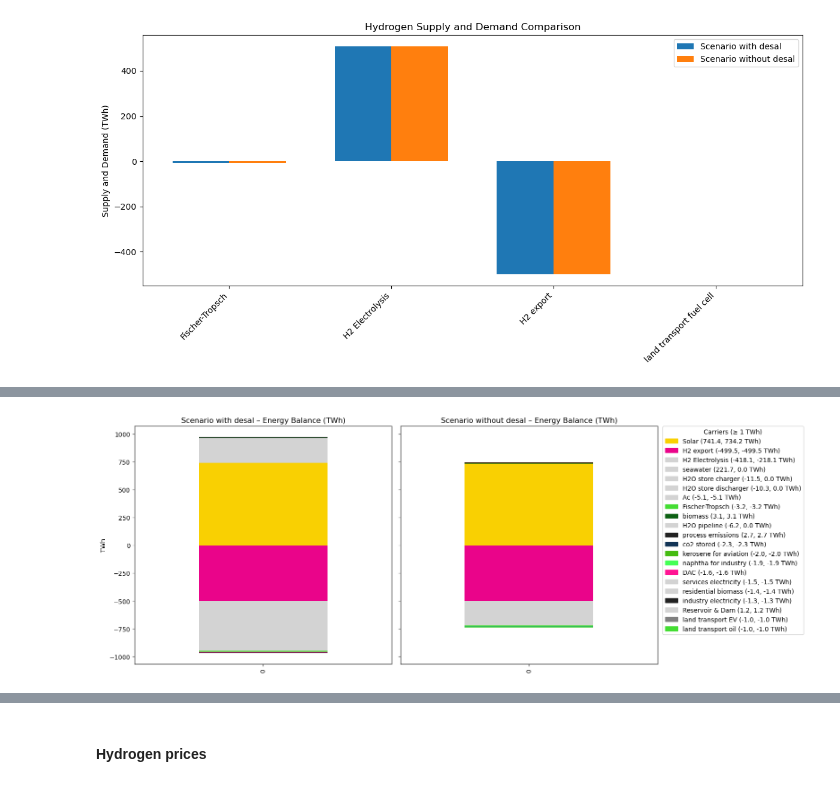
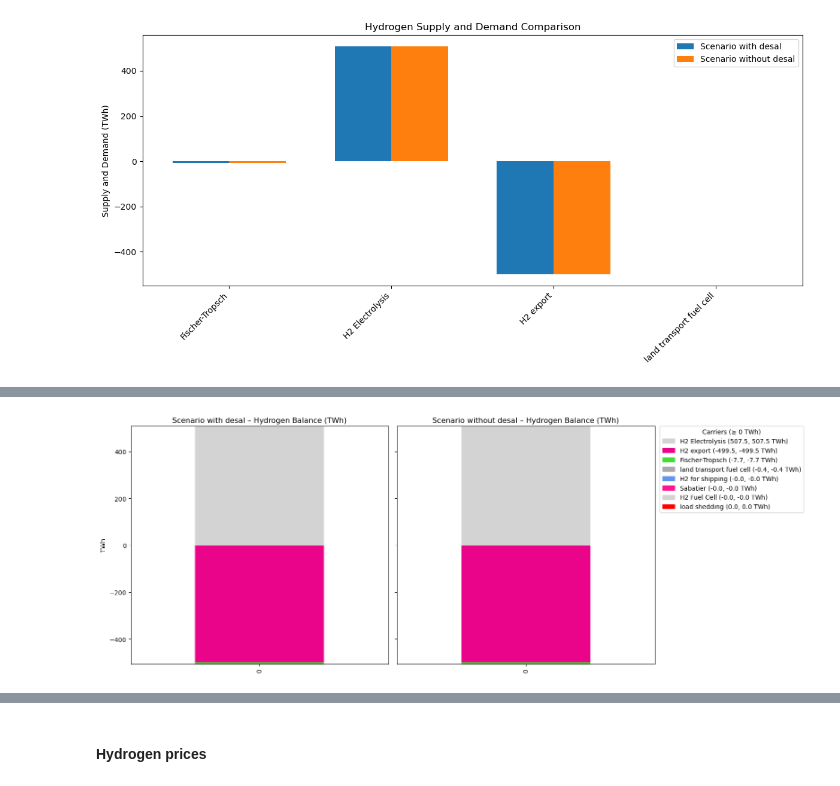
Before and after one commit to doneachh/desalination, a Jupyter notebook: workflow/notebooks/graphics.ipynb, the cells around one changed output, grey strips where cells are left out. Cells and saved outputs as stored; diff of their text form; code cells hidden in the pictures.

Commit message:
graphics to validate

```diff
--- a/workflow/notebooks/graphics.ipynb
+++ b/workflow/notebooks/graphics.ipynb
@@ -386,6 +384,12 @@ carrier_color_mapping = {
 
 CARRIER_AGG_MAP = {
     "CCGT": "gas",   # Combined-Cycle Gas -> gas
+}
+
+EXCLUDE_CARRIERS_FOR_ENERGY_PIES = {
+    "seawater",          # resource/source for desal
+    "load shedding",
+    "Load shedding",
 }
 
 def prepare_carriers(n):
@@ -481,7 +485,7 @@ def aggregate_gen_sto_by_hub(n, bus_to_hub):
     parts = []
 
     if len(n.generators):
-        gen = n.generators[n.generators.carrier != "load shedding"].copy()
+        gen = n.generators[~n.generators.carrier.isin(EXCLUDE_CARRIERS_FOR_ENERGY_PIES)].copy()
         gen["hub"] = gen["bus"].map(bus_to_hub)
         gen = gen.dropna(subset=["hub"])
 
@@ -611,7 +615,7 @@ def plot_network_one_pie_per_location(
         used_carriers |= set(n.generators.carrier.replace(CARRIER_AGG_MAP))
     if len(n.storage_units):
         used_carriers |= set(n.storage_units.carrier.replace(CARRIER_AGG_MAP))
-    used_carriers.discard("load shedding")
+    used_carriers -= EXCLUDE_CARRIERS_FOR_ENERGY_PIES
     return used_carriers
 
 # -----------------------------
@@ -1081,8 +1187,8 @@ plt.show()
 # =========================
 # User-adjustable threshold
 # =========================
-THRESHOLD_TWH = 0.1   # hide carriers with |value| < 0.1 TWh in BOTH scenarios
-LEGEND_THRESHOLD_TWH = 1  # show only carriers >= 10 TWh in legend
+THRESHOLD_TWH = 0   # hide carriers with |value| < 0.1 TWh in BOTH scenarios
+LEGEND_THRESHOLD_TWH = 0  # show only carriers >= 10 TWh in legend
 
 def compute_energy_balance(n: pypsa.Network) -> pd.Series:
     rename_cols = {
@@ -1093,7 +1199,7 @@ def compute_energy_balance(n: pypsa.Network) -> pd.Series:
     # Aggregate energy balance by carrier and convert MWh -> TWh
     eb = (
         n.statistics.energy_balance()
-        .loc[:, :, :]
+        .loc[:, :, "H2"]
         .groupby("carrier")
         .sum()
         .div(1e6)  # MWh -> TWh
@@ -1140,7 +1246,7 @@ df_desal.plot.bar(
     stacked=True,
     ax=axes[0],
     legend=False,
-    title="Scenario with desal – Energy Balance (TWh)",
+    title="Scenario with desal – Hydrogen Balance (TWh)",
     color=colors
 )
 axes[0].set_xlabel("")
@@ -1150,32 +1256,32 @@ df_wodesal.plot.bar(
     stacked=True,
     ax=axes[1],
     legend=False,
-    title="Scenario without desal – Energy Balance (TWh)",
+    title="Scenario without desal – Hydrogen Balance (TWh)",
     color=colors
 )
 axes[1].set_xlabel("")
 axes[1].set_ylabel("")
 
 # --- Manually build the legend (threshold-controlled) ---
 labels, handles = [], []
 for c, col in zip(order, colors):
     val_desal = float(df_desal.iloc[0][c])
     val_wodesal = float(df_wodesal.iloc[0][c])
 
     if (abs(val_desal) >= LEGEND_THRESHOLD_TWH) or (abs(val_wodesal) >= LEGEND_THRESHOLD_TWH):
         labels.append(f"{c} ({val_desal:.1f}, {val_wodesal:.1f} TWh)")
         handles.append(plt.Rectangle((0, 0), 1, 1, color=col))
 
 axes[1].legend(
     handles,
     labels,
     bbox_to_anchor=(1.02, 1),
     loc="upper left",
     borderaxespad=0,
     title=f"Carriers (≥ {LEGEND_THRESHOLD_TWH} TWh)"
 )
 
 plt.tight_layout()
 plt.show()
 # %% [output]
-[figure, old version]
+[figure, new version]
```
Also changed, not shown: parts of 11 cells of this notebook.
